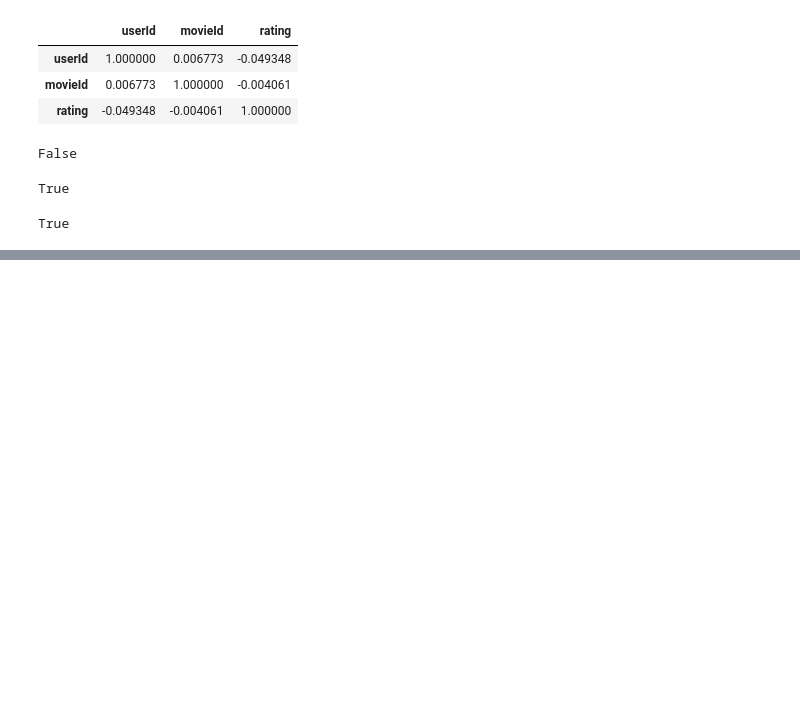
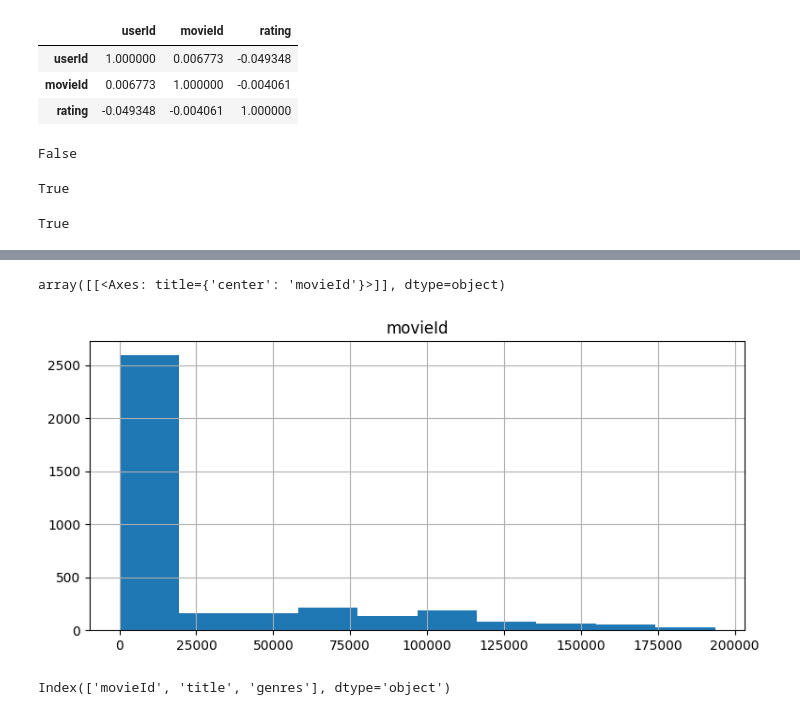
Before and after one commit to AJuliPS/AI2023-2_JulianaPonce, a Jupyter notebook: Pandas.ipynb, the cells around one changed output, grey strips where cells are left out. Drawn from its saved outputs; the diff is of its cells as text; code cells hidden in the pictures; blank space fills up the shorter version.

```diff
--- a/Pandas.ipynb
+++ b/Pandas.ipynb
@@ -404,0 +460,9 @@ True
+# %%
+tags.hist(column='movieId',figsize=[9,4])
+# %% [output]
+array([[<Axes: title={'center': 'movieId'}>]], dtype=object)
+[figure, added]
+# %%
+movies.columns
+# %% [output]
+Index(['movieId', 'title', 'genres'], dtype='object')
```
Also changed, not shown: parts of 16 cells of this notebook.
